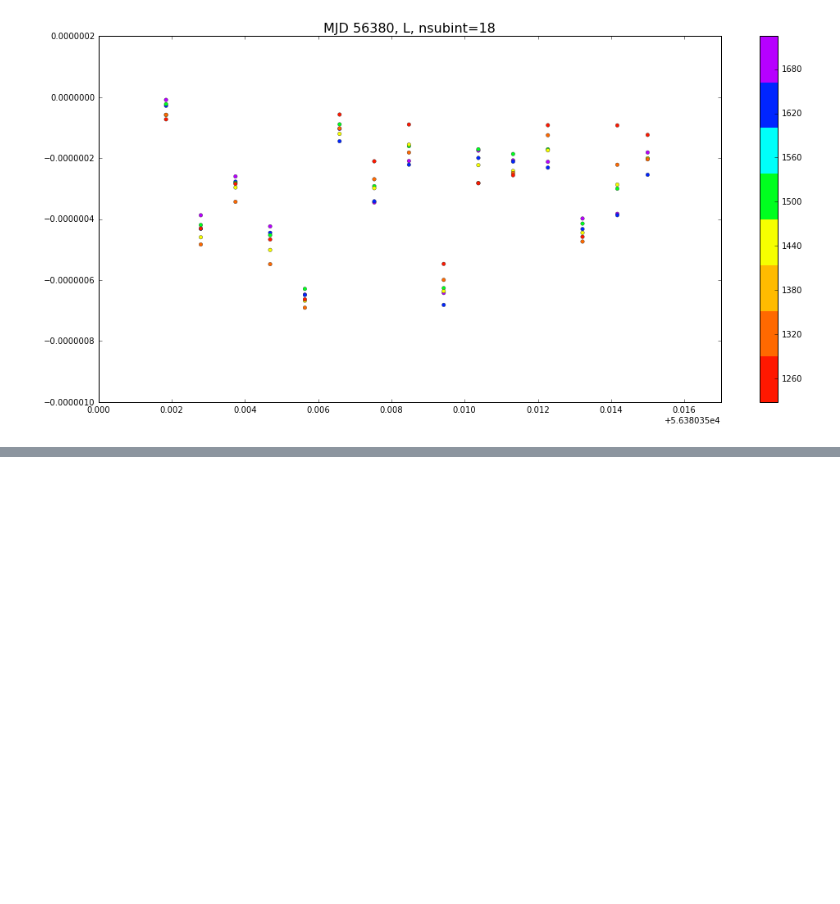
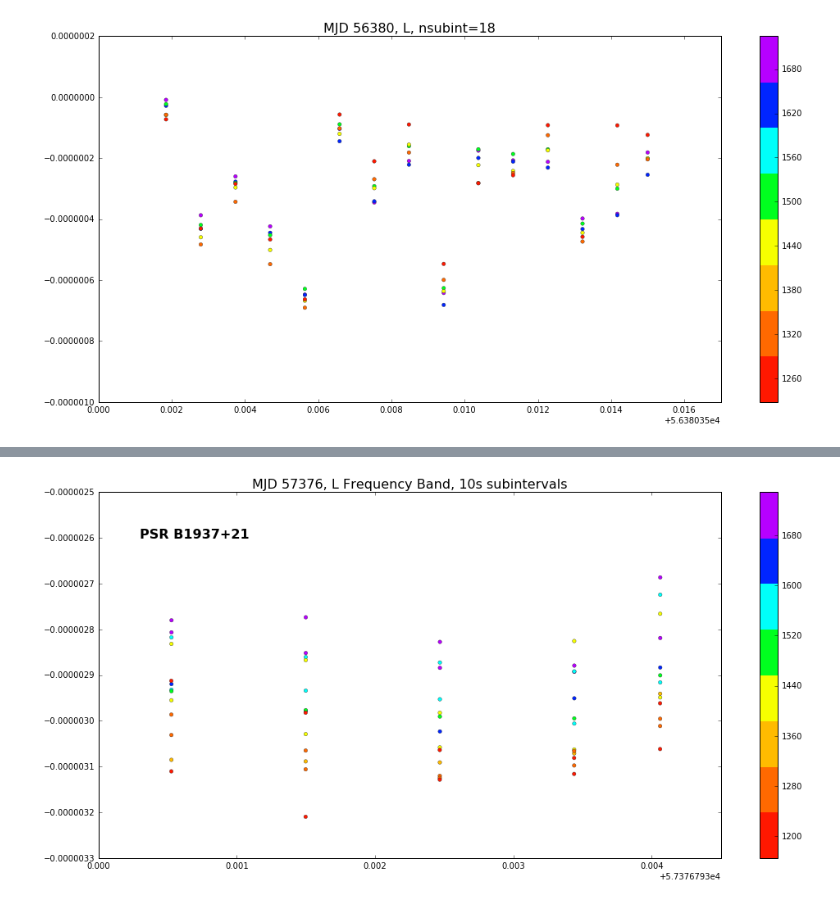
Before and after one commit to elliesch/pulsar_codes, a Jupyter notebook: ResidVsTime.ipynb, the cells around one changed output, grey strips where cells are left out. Drawn from its saved outputs; the diff is of its cells as text; code cells hidden in the pictures; blank space fills up the shorter version.

```diff
--- a/ResidVsTime.ipynb
+++ b/ResidVsTime.ipynb
@@ -498,0 +476,21 @@ plt.show()
+# %%
+#Plotting the scatter pl
+TOA=x.bary_TOA[(x.bary_TOA > 57376.792) & (x.bary_TOA < 57376.798)]
+Resid=x.prefit_sec[(x.bary_TOA > 57376.792) & (x.bary_TOA < 57376.798)]
+Freq=x.bary_freq[(x.bary_TOA > 57376.792) & (x.bary_TOA < 57376.798)]
+
+
+#This plot uses all frequency bands
+fig,ax = plt.subplots(figsize=(17,8))
+cax = ax.scatter(TOA, Resid, c=Freq, s=20, edgecolor='#262626', linewidth='0.35', cmap=cmap)
+ax.set_title('MJD 57376, L Frequency Band, 10s subintervals', fontsize='16')
+ax.set_xlim(57376.793, 57376.7975)
+ax.set_ylim(-0.0000033, -0.0000025)
+ax.annotate('PSR B1937+21', xy=(57376.7933,-0.0000026), fontweight='bold', fontsize='16')
+cb = fig.colorbar(cax)
+cb.locator = tick_locator
+cb.update_ticks()
+
+plt.show()
+# %% [output]
+[figure, added]
```
Also changed, not shown: parts of 25 cells of this notebook.
